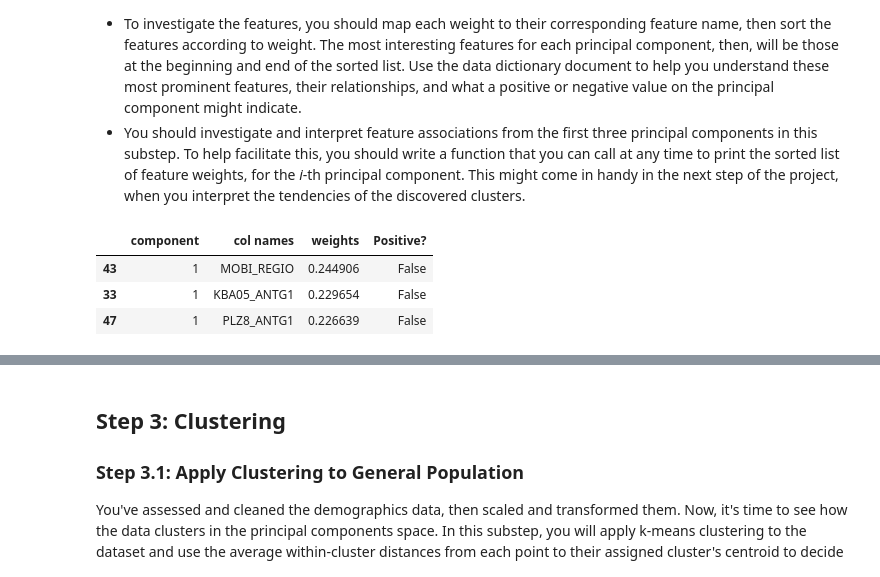
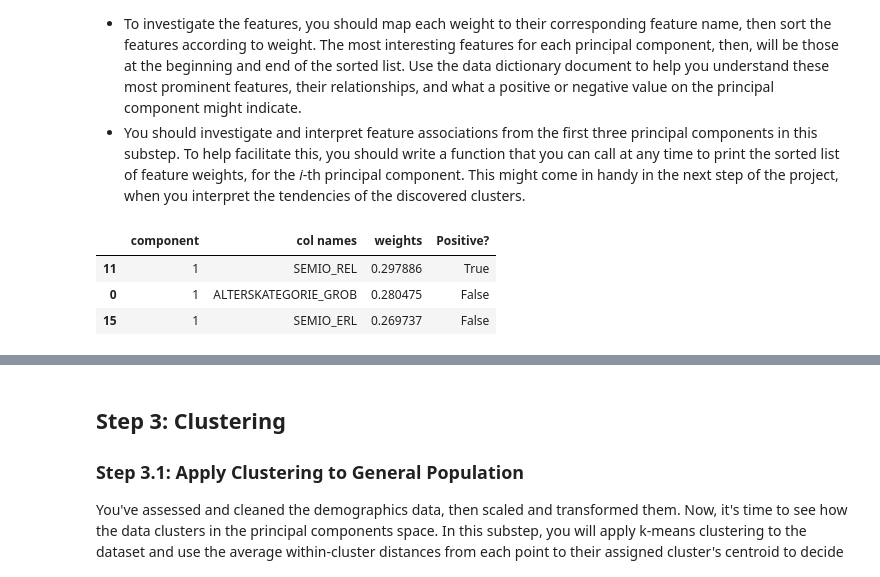
Before and after one commit to htorodriguez/Udacity_Identify_Customers_Segments, a Jupyter notebook: Identify_Customer_Segments.ipynb, the cells around one changed output, grey strips where cells are left out. Saved outputs shown, nothing was run; the diff lists cells and outputs as text; code cells hidden in the pictures.

```diff
--- a/Identify_Customer_Segments.ipynb
+++ b/Identify_Customer_Segments.ipynb
@@ -531,7 +554,7 @@ array([dtype('float64'), dtype('int64'), dtype('uint8')], dtype=object)
 
 Even though you've finished cleaning up the general population demographics data, it's important to look ahead to the future and realize that you'll need to perform the same cleaning steps on the customer demographics data. In this substep, complete the function below to execute the main feature selection, encoding, and re-engineering steps you performed above. Then, when it comes to looking at the customer data in Step 3, you can just run this function on that DataFrame to get the trimmed dataset in a single step.
 # %%
-def clean_data(df, feat_info, drop_list_cols, max_na, list_1_hot_encode, drop_list_cat, drop_list_mixed):
+def clean_data(df, feat_info, drop_list_cols, max_na, list_1_hot_encode, drop_list_cat, drop_list_mixed, drop_list_cols_final):
     """
     Perform feature trimming, re-encoding, and engineering for demographics
     data
@@ -600,13 +623,16 @@ def clean_data(df, feat_info, drop_list_cols, max_na, list_1_hot_encode, drop_li
 
     df_mixed_attributes=pd.concat([household_wealth, household_type, youth_decade, youth_mainstream], axis=1)
     df_res=pd.concat([df_res, df_mixed_attributes], axis=1)
+    ## Drop list after introducing 1-hot encoded variables
+    df_res.drop(drop_list_cols_final, axis=1, inplace=True)
+
     print('After categorical and mixed',df_res.shape)
     # Return the cleaned dataframe.
     return(df_res)
 # %%
 # lets test the function. It should deliver the same dataframe as azdias_hot_mixed
-df = pd.read_csv('Udacity_AZDIAS_Subset.csv', sep=';')
-df_test=clean_data(df, feat_info, drop_list_cols, max_na, list_1_hot_encode, drop_list_cat, drop_list_mixed)
+azdias_data = pd.read_csv('Udacity_AZDIAS_Subset.csv', sep=';')
+azdias_data = clean_data(azdias_data, feat_info, drop_list_cols, max_na, list_1_hot_encode, drop_list_cat, drop_list_mixed, drop_list_cols_final)
 # %% [output]
 initial shape (891221, 85)
 After introducing Nans (891221, 85)
@@ -646,6 +671,5 @@ df_test=df_test.drop(['youth_decade'], axis=1)
 # %%
-# Since the youth_decade attribute, that I introduced earliler, has too many Nas, I decide to drop this column.
 # now I remove the rows with nas
-df_test=df_test.dropna()
-df_test.shape
+azdias_data=azdias_data.dropna()
+azdias_data.shape
 # %% [output]
@@ -653,8 +677,8 @@ df_test.shape
 # %%
 # Apply feature scaling to the general population demographics data.
 from sklearn.preprocessing import StandardScaler
-std_scaler=StandardScaler().fit(df_test)
-X = std_scaler.transform(df_test)
+std_scaler=StandardScaler().fit(azdias_data)
+X = std_scaler.transform(azdias_data)
 # %% [markdown]
 ### Discussion 2.1: Apply Feature Scaling
 
@@ -713,25 +737,25 @@ As a reminder, each principal component is a unit vector that points in the dire
 # %%
 # Map weights for the first principal component to corresponding feature names
 # and then print the linked values, sorted by weight.
 # HINT: Try defining a function here or in a new cell that you can reuse in the
 # other cells.
-col_names=df_test.columns
+col_names=azdias_data.columns
 def weight_analysis(pca, component):
     res=pca.components_[component-1]
     positive=res>0
     res=np.abs(res)
     cols=col_names
     df_res=pd.DataFrame({'component':component, 'col names':cols,'weights':res, 'Positive?':positive})
     df_res=df_res.sort_values(by='weights', ascending=False)
     return(df_res)
 
 weight=weight_analysis(pca, 1)
 weight.head(3)
 # %% [output]
 |  | component | col names | weights | Positive? |
-| 43 | 1 | MOBI_REGIO | 0.244906 | False |
-| 33 | 1 | KBA05_ANTG1 | 0.229654 | False |
-| 47 | 1 | PLZ8_ANTG1 | 0.226639 | False |
+| 11 | 1 | SEMIO_REL | 0.297886 | True |
+| 0 | 1 | ALTERSKATEGORIE_GROB | 0.280475 | False |
+| 15 | 1 | SEMIO_ERL | 0.269737 | False |
 # %%
 # Map weights for the second principal component to corresponding feature names
 # and then print the linked values, sorted by weight.
```
Also changed, not shown: parts of 48 cells of this notebook, 1 other file.
